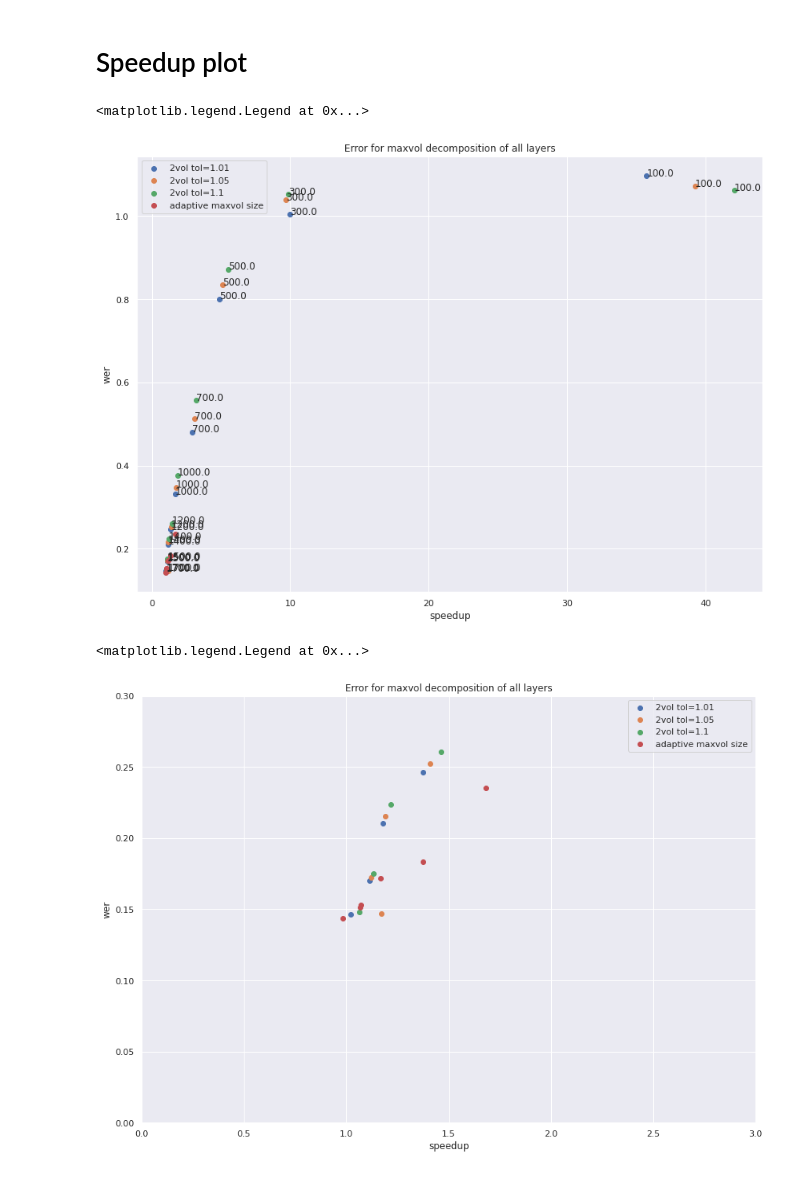
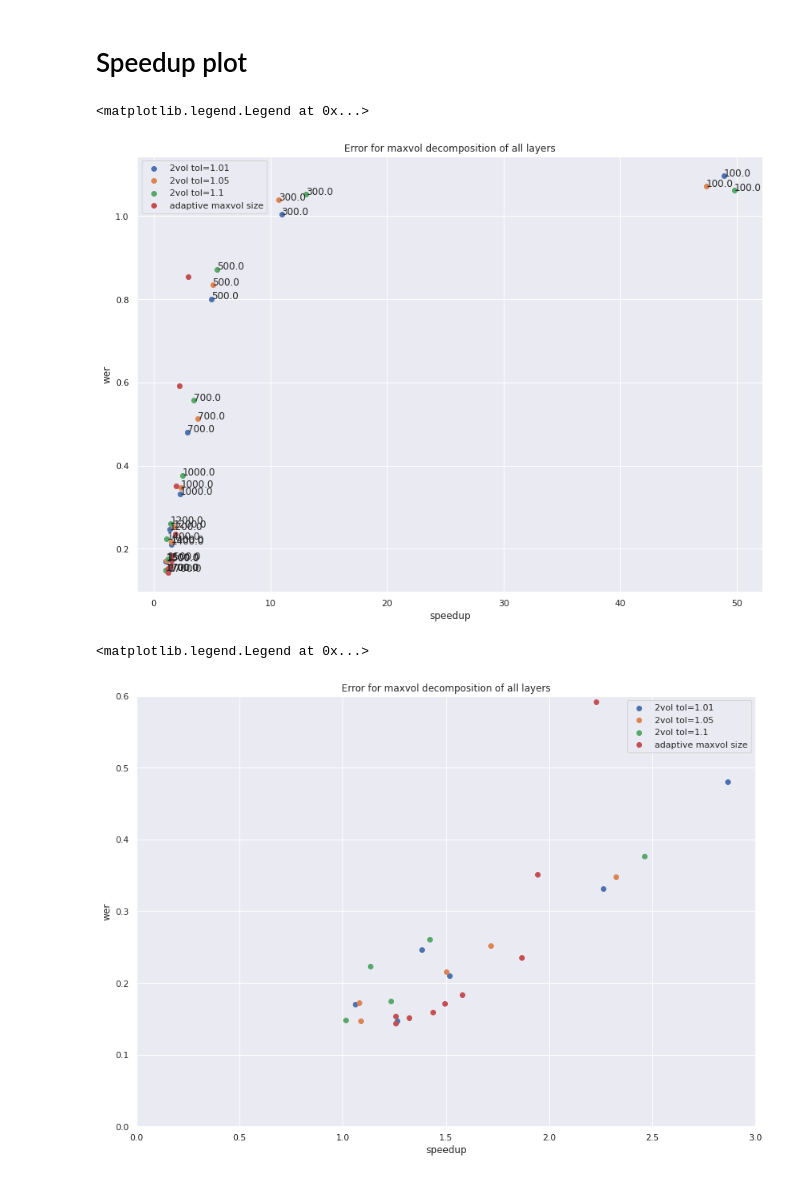
Before and after one commit to qbit-/Automatic-Speech-Recognition, a Jupyter notebook: notebooks/maxvol_convertation.ipynb, the cells around one changed output. Drawn from its saved outputs; the diff is of its cells as text; code cells hidden in the pictures.

Commit message:
Add new data

```diff
--- a/notebooks/maxvol_convertation.ipynb
+++ b/notebooks/maxvol_convertation.ipynb
@@ -353,7 +355,7 @@ original_values = {
     'loss': 14.54,
     'wer': 0.1337,
     'cer': 0.0418,
-    'inference_time': 1461660.0
+    'inference_time': 1939270.0
 }
 
 mapping = {
@@ -648,7 +665,7 @@ for name, rank_spec in special_rank_specs.items():
 
     decomposed_model = get_maxvolled_deepspeech(deepspeech, rank_spec, 1.01, change_layers=change_layers)
     decomposed_model.save(f'./models/{name}.h5')
-#     eval_results[name] = evaluate(decomposed_model)
+    eval_results[name] = evaluate(decomposed_model)
     print(f'Created model {name}')
 eval_results = pd.Series(eval_results)
 if len(eval_results) > 0:
@@ -767,7 +792,7 @@ speed_results = pd.DataFrame.from_dict({
 speed_results.sort_values('rank', inplace=True)
 # %%
 with open('./maxvol_stats/speeduptest_with_tol_special_.pickle', 'rb') as f:
-    special_lllspeed_data = pickle.load(f)
+    special_lspeed_data = pickle.load(f)
 
 full_change_ranks = []
 full_change_tol = []
@@ -828,12 +853,12 @@ print_special_speedup_wer_plot(plt.gca())
 plt.gca().legend()
 # %% [output]
 <matplotlib.legend.Legend at 0x...>
-[figure, old version]
+[figure, new version]
 # %%
 plt.figure(figsize=(14,10))
 print_speedup_wer_plot(plt.gca())
-print_special_speedup_wer_plot(plt.gca(), ylim=[0, 0.3], xlim=[0, 3])
+print_special_speedup_wer_plot(plt.gca(), ylim=[0, 0.6], xlim=[0, 3])
 plt.gca().legend()
 # %% [output]
 <matplotlib.legend.Legend at 0x...>
-[figure, old version]
+[figure, new version]
```
Also changed, not shown: parts of 9 cells of this notebook, 4 other files.
